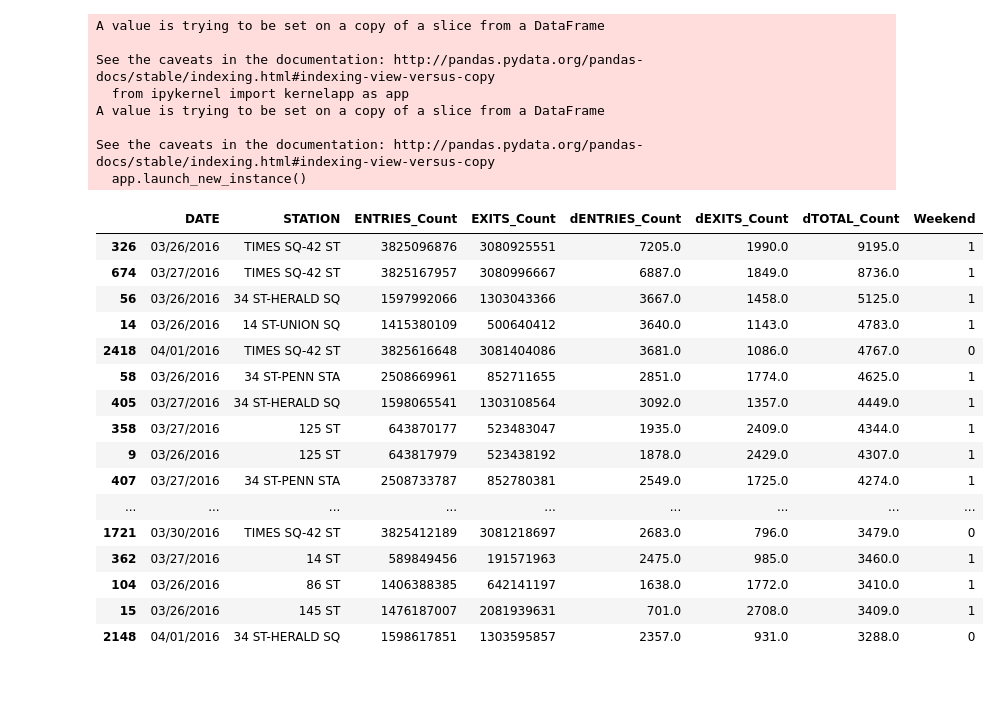
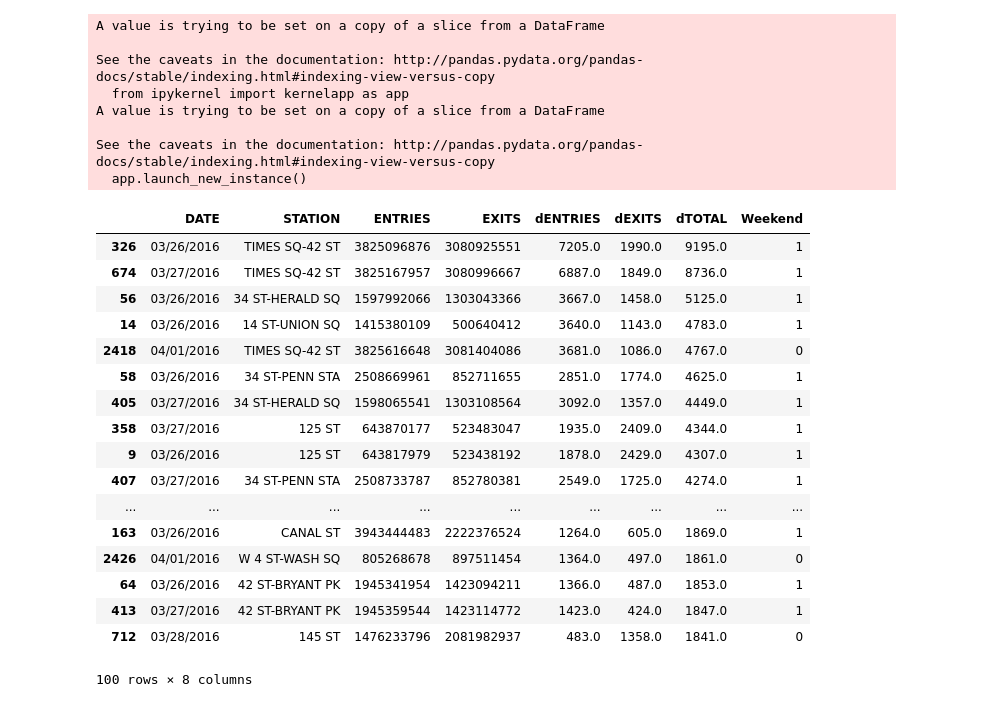
Before and after one commit to jgondin/benson_team_awesome, a Jupyter notebook: Pandas_updated.ipynb, the cells around one changed output. Drawn from its saved outputs; the diff is of its cells as text; code cells hidden in the pictures.

```diff
--- a/Pandas_updated.ipynb
+++ b/Pandas_updated.ipynb
@@ -75,7 +75,8 @@ final.shape
 # %% [output]
 (2440, 5)
 # %%
-df = final.add_suffix('_Count').reset_index()
+df = final.reset_index()
+#df = final.add_suffix('_Count').reset_index()
 #Changing to data frame
 # %%
 df.head()
@@ -87,7 +88,7 @@ df.head()
 | 3 | 03/26/2016 | 104 ST | 16816556 | 15095950 | 36.0 | 114.0 | 150.0 |
 | 4 | 03/26/2016 | 110 ST | 26187023 | 26772943 | 280.0 | 682.0 | 962.0 |
 # %%
-df.sort(['dTOTAL_Count'], ascending=False, inplace=True)
+df.sort(['dTOTAL'], ascending=False, inplace=True)
 #sorting by descending order
 # %%
 df.head(10)
@@ -118,9 +119,9 @@ A value is trying to be set on a copy of a slice from a DataFrame
 See the caveats in the documentation: http://pandas.pydata.org/pandas-docs/stable/indexing.html#indexing-view-versus-copy
   app.launch_new_instance()
 # %%
-df.head(30)
+df.head(100)
 # %% [output]
-|  | DATE | STATION | ENTRIES_Count | EXITS_Count | dENTRIES_Count | dEXITS_Count | dTOTAL_Count | Weekend |
+|  | DATE | STATION | ENTRIES | EXITS | dENTRIES | dEXITS | dTOTAL | Weekend |
 | 326 | 03/26/2016 | TIMES SQ-42 ST | 3825096876 | 3080925551 | 7205.0 | 1990.0 | 9195.0 | 1 |
 | 674 | 03/27/2016 | TIMES SQ-42 ST | 3825167957 | 3080996667 | 6887.0 | 1849.0 | 8736.0 | 1 |
 | 56 | 03/26/2016 | 34 ST-HERALD SQ | 1597992066 | 1303043366 | 3667.0 | 1458.0 | 5125.0 | 1 |
@@ -132,11 +133,12 @@ df.head(30)
 | 9 | 03/26/2016 | 125 ST | 643817979 | 523438192 | 1878.0 | 2429.0 | 4307.0 | 1 |
 | 407 | 03/27/2016 | 34 ST-PENN STA | 2508733787 | 852780381 | 2549.0 | 1725.0 | 4274.0 | 1 |
 | ... | ... | ... | ... | ... | ... | ... | ... | ... |
-| 1721 | 03/30/2016 | TIMES SQ-42 ST | 3825412189 | 3081218697 | 2683.0 | 796.0 | 3479.0 | 0 |
-| 362 | 03/27/2016 | 14 ST | 589849456 | 191571963 | 2475.0 | 985.0 | 3460.0 | 1 |
-| 104 | 03/26/2016 | 86 ST | 1406388385 | 642141197 | 1638.0 | 1772.0 | 3410.0 | 1 |
-| 15 | 03/26/2016 | 145 ST | 1476187007 | 2081939631 | 701.0 | 2708.0 | 3409.0 | 1 |
-| 2148 | 04/01/2016 | 34 ST-HERALD SQ | 1598617851 | 1303595857 | 2357.0 | 931.0 | 3288.0 | 0 |
+| 163 | 03/26/2016 | CANAL ST | 3943444483 | 2222376524 | 1264.0 | 605.0 | 1869.0 | 1 |
+| 2426 | 04/01/2016 | W 4 ST-WASH SQ | 805268678 | 897511454 | 1364.0 | 497.0 | 1861.0 | 0 |
+| 64 | 03/26/2016 | 42 ST-BRYANT PK | 1945341954 | 1423094211 | 1366.0 | 487.0 | 1853.0 | 1 |
+| 413 | 03/27/2016 | 42 ST-BRYANT PK | 1945359544 | 1423114772 | 1423.0 | 424.0 | 1847.0 | 1 |
+| 712 | 03/28/2016 | 145 ST | 1476233796 | 2081982937 | 483.0 | 1358.0 | 1841.0 | 0 |
+100 rows × 8 columns
 # %%
 trim_df = df.head(10)
 # %%
```
Also changed, not shown: parts of 3 cells of this notebook.
